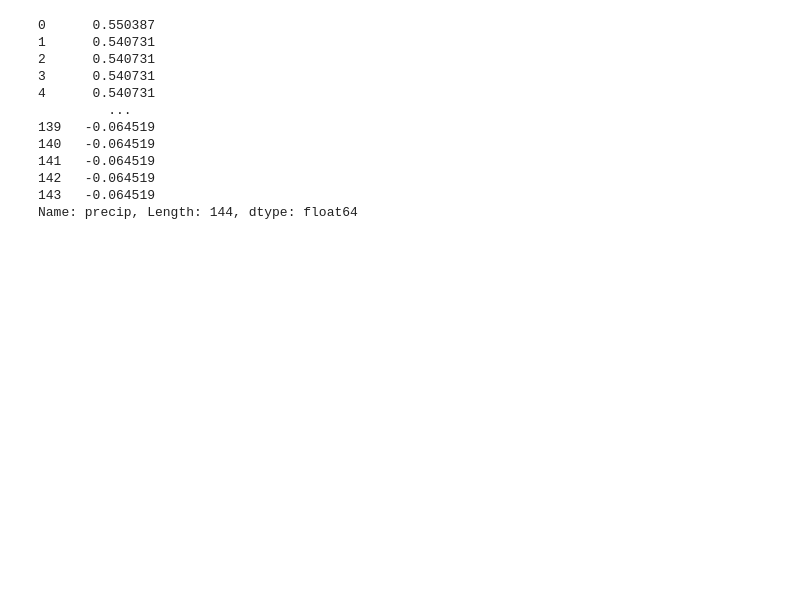
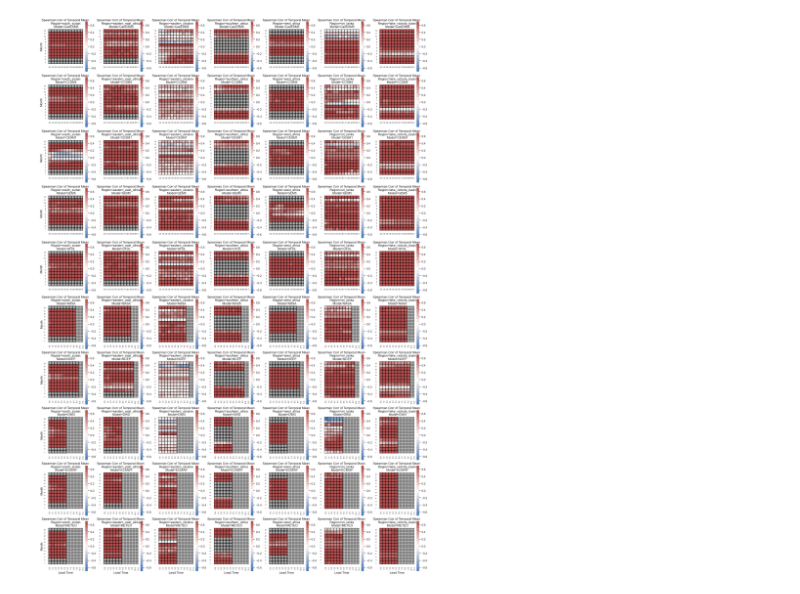
Before and after one commit to yatli24/CHC, a Jupyter notebook: Jupyter notebooks/Spatial_Temporal_means.ipynb, the cells around one changed output. Cells and saved outputs as stored; diff of their text form; code cells hidden in the pictures; blank space fills up the shorter version.

```diff
--- a/Jupyter notebooks/Spatial_Temporal_means.ipynb
+++ b/Jupyter notebooks/Spatial_Temporal_means.ipynb
@@ -109,18 +141,25 @@ fg.savefig('figures/temporal_means_corr.png')
-# %%
-# test
-sri_lanka = sri_lanka_CanESM5.drop(['date of prediction', 'realization time', 'year'], axis = 1).groupby(['latitude', 'longitude', 'month', 'lead time'])[['predicted precip', 'precip']].mean().compute().reset_index()
-sri_lanka_corr = sri_lanka.groupby(['month', 'lead time'])[['predicted precip', 'precip']].corr(method = 'spearman').iloc[0::2, -1].droplevel(level = 2).reset_index()
-sri_lanka_corr['precip']
-# %% [output]
-0      0.550387
-1      0.540731
-2      0.540731
-3      0.540731
-4      0.540731
-         ...
-139   -0.064519
-140   -0.064519
-141   -0.064519
-142   -0.064519
-143   -0.064519
-Name: precip, Length: 144, dtype: float64
+# %%
+# Adding Dry Masking
+dry_mask_months = {'south_sudan': [1,2,12],
+                   'eastern_east_africa': [1,2],
+                   'southern_africa': [5,6,7,8,9],
+                   'west_africa': [1,2,3,11,12]}
+
+temporal_means_corr_dm = temporal_means_corr
+
+for index, row in temporal_means_corr_dm.iterrows():  # Iterate over rows
+    region = row['region']
+    month = row['month']
+
+    if region in dry_mask_months and month in dry_mask_months[region]:
+        temporal_means_corr_dm.loc[index, 'corr'] = np.nan  # Set 'corr' to 0 for the matching row
+# %%
+fg = sns.FacetGrid(temporal_means_corr_dm, col='region', row='model', sharex=False, sharey=False)
+fg.map_dataframe(draw_heatmap, 'lead_time', 'month', 'corr', square = True)
+fg.set_titles('Spearman Corr of Temporal Mean \n Region={col_name} \n Model={row_name}')
+fg.set_ylabels("Month")
+fg.set_xlabels("Lead Time")
+plt.show()
+fg.savefig('figures/dry_masked_temporal_means_corr.png')
+# %% [output]
+[figure, added]
```
Also changed, not shown: parts of 10 cells of this notebook.
